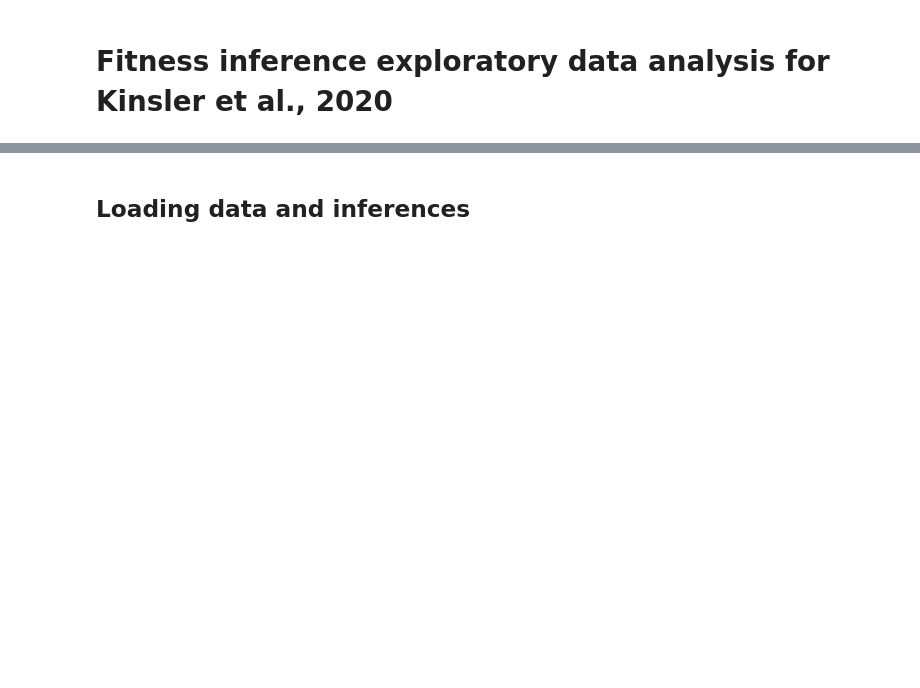
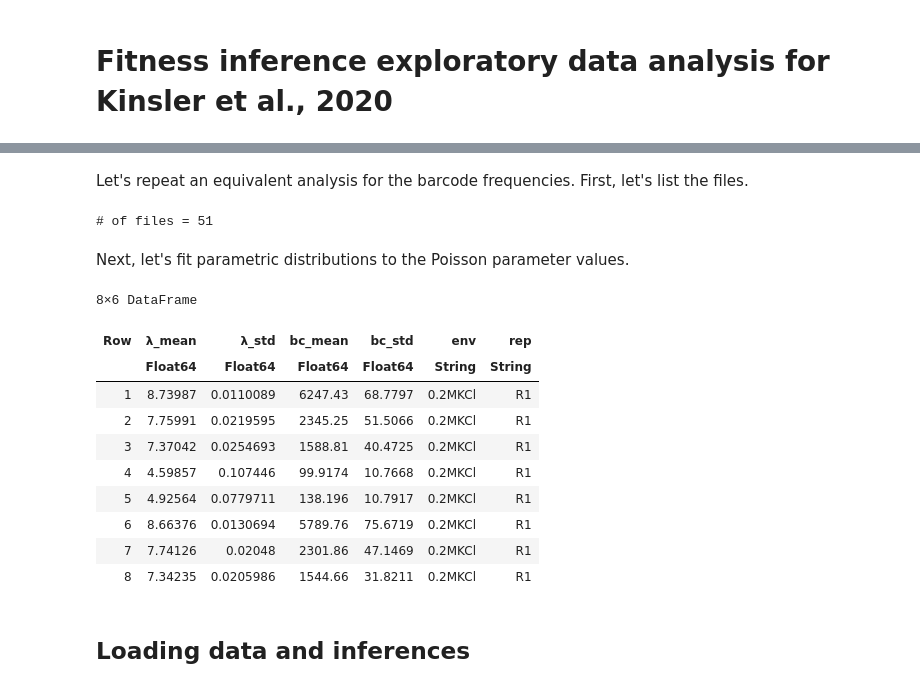
Before and after one commit to mrazomej/bayesian_fitness, a Jupyter notebook: code/exploratory/kinsler_fitness_eda.ipynb, the cells around one changed output, grey strips where cells are left out. Saved outputs shown, nothing was run; the diff lists cells and outputs as text; code cells hidden in the pictures; blank space fills up the shorter version.

```diff
--- a/code/exploratory/kinsler_fitness_eda.ipynb
+++ b/code/exploratory/kinsler_fitness_eda.ipynb
@@ -45,3 +144,81 @@ inference pipeline, we will perform an exploratory data analysis of the outcome.
+# %% [markdown]
+Let's repeat an equivalent analysis for the barcode frequencies. First, let's
+list the files.
+# %%
+# Define directory
+out_dir = "$(git_root())/code/processing/mcmc_kinsler_fitness/" *
+          "output/bc_freq"
+
+# List files
+files = Glob.glob("$(out_dir)/kinsler*jld2"[2:end], "/")
+
+println("# of files = $(length(files))")
+# %% [output]
+# of files = 51
+# %% [markdown]
+Next, let's fit parametric distributions to the Poisson parameter values.
+# %%
+# Initialize dataframe to save distribution parameters
+df_freq = DF.DataFrame()
+
+# Loop through files
+for f in files
+    # Split file name
+    f_split = split(split(f, "/")[end], "_")
+
+    # Extract file metadata
+    env = replace(f_split[2], "env" => "")
+    rep = replace(f_split[3], "rep" => "")
+
+    # Load chain into memory
+    chn = JLD2.load(f)["chain"]
+
+    # Select variables for population mean fitness and associated variance
+    var_name = MCMCChains.namesingroup(chn, :Λ̲̲)
+
+    # Fit normal distributions to population mean fitness
+    bc_freq = Distributions.fit.(
+        Ref(Distributions.LogNormal), [vec(chn[x]) for x in var_name]
+    )
+
+    # Extract distribution parameters into matrix
+    df_param = DF.DataFrame(
+        hcat(
+            first.(Distributions.params.(bc_freq)),
+            last.(Distributions.params.(bc_freq)),
+            StatsBase.mean.(bc_freq),
+            StatsBase.std.(bc_freq),
+        ),
+        ["λ_mean", "λ_std", "bc_mean", "bc_std"]
+    )
+
+    # Add columns for time and metadata
+    DF.insertcols!(
+        df_param,
+        :env .=> env,
+        :rep .=> rep,
+    )
+
+    # Append to dataframe
+    DF.append!(df_freq, df_param)
+end # for
+
+# Write dataframe into CSV file
+CSV.write("$(out_dir)/bc_freq_priors.csv", df_freq)
+
+first(df_freq, 8)
+# %% [output]
+8×6 DataFrame
+| Row | λ_mean | λ_std | bc_mean | bc_std | env | rep |
+|  | Float64 | Float64 | Float64 | Float64 | String | String |
+| 1 | 8.73987 | 0.0110089 | 6247.43 | 68.7797 | 0.2MKCl | R1 |
+| 2 | 7.75991 | 0.0219595 | 2345.25 | 51.5066 | 0.2MKCl | R1 |
+| 3 | 7.37042 | 0.0254693 | 1588.81 | 40.4725 | 0.2MKCl | R1 |
+| 4 | 4.59857 | 0.107446 | 99.9174 | 10.7668 | 0.2MKCl | R1 |
+| 5 | 4.92564 | 0.0779711 | 138.196 | 10.7917 | 0.2MKCl | R1 |
+| 6 | 8.66376 | 0.0130694 | 5789.76 | 75.6719 | 0.2MKCl | R1 |
+| 7 | 7.74126 | 0.02048 | 2301.86 | 47.1469 | 0.2MKCl | R1 |
+| 8 | 7.34235 | 0.0205986 | 1544.66 | 31.8211 | 0.2MKCl | R1 |
 # %% [markdown]
 ## Loading data and inferences
 # %% [markdown]
```
Also changed, not shown: parts of 30 cells of this notebook.
